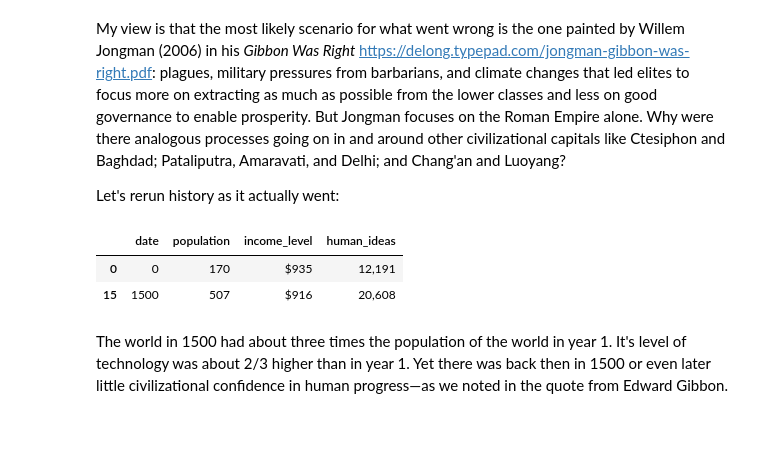
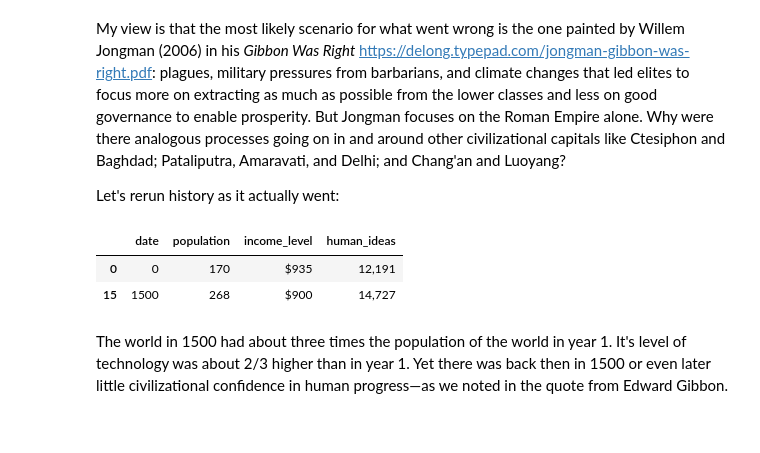
Before and after one commit to braddelong/lecture-support-2020, a Jupyter notebook: ps02-answers.ipynb, the cells around one changed output. Saved outputs shown, nothing was run; the diff lists cells and outputs as text; code cells hidden in the pictures.

```diff
--- a/ps02-answers.ipynb
+++ b/ps02-answers.ipynb
@@ -394,7 +394,7 @@ Here is the function, with its defaults set to reproduce the -6000 to -3000 mode
 # definition of the malthus_update function:
 
 def malthus_update(t_current = -6000, t_step = 100, horizon = 30,
-  P_current = 7, E_current = 900, h = 0.000126, ɣ = 2,
+  P_current = 7, E_current = 900, h_growth = 0.000126, ɣ = 2,
   β = 0.025, ϕ = 1, y_sub = 890.7364):
     """
     Updates the three-variable Malthusian model—population, income,
@@ -654,7 +654,7 @@ Start our malthus_update() function with a population of 170 million and a stand
 # %%
 # from year 1 to 1500: counterfactual: further doubling of h:
 
-output = malthus_update(t_current = 0, horizon = 15, h = 0.0012,
+output = malthus_update(t_current = 0, horizon = 15, h_growth = 0.0012,
   P_current = 170, E_current = 935)
 
 malthus6_df = pd.DataFrame(np.array(output)).transpose()
@@ -711,22 +711,22 @@ Let's rerun history as it actually went:
 # %%
 # from the year 1 to 1500: historical: Dark Ages: h falls back down to 0.0035%/year
 
-output = malthus_update(t_current = 0, horizon = 15, h = 0.00035,
+output = malthus_update(t_current = 0, horizon = 15, h_growth = 0.00035,
   P_current = 170, E_current = 935)
 
 malthus7_df = pd.DataFrame(np.array(output)).transpose()
 
 malthus7_df.columns = ['date', 'population', 'income_level', 'human_ideas']
 malthus7_df['date'] = malthus6_df['date'].apply(np.int64)
 
 format_dict = {'human_ideas': '{0:,.0f}',
     'income_level': '${0:,.0f}', 'population': '{0:,.0f}'}
 
 malthus7_df.iloc[[0,15]].style.format(format_dict)
 # %% [output]
 |  | date | population | income_level | human_ideas |
 | 0 | 0 | 170 | $935 | 12,191 |
-| 15 | 1500 | 507 | $916 | 20,608 |
+| 15 | 1500 | 268 | $900 | 14,727 |
 # %% [markdown]
 The world in 1500 had about three times the population of the world in year 1. It's level of technology was about 2/3 higher than in year 1. Yet there was back then in 1500 or even later little civilizational confidence in human progress—as we noted in the quote from Edward Gibbon.
 
```
Also changed, not shown: parts of 10 cells of this notebook, 1 other file.
